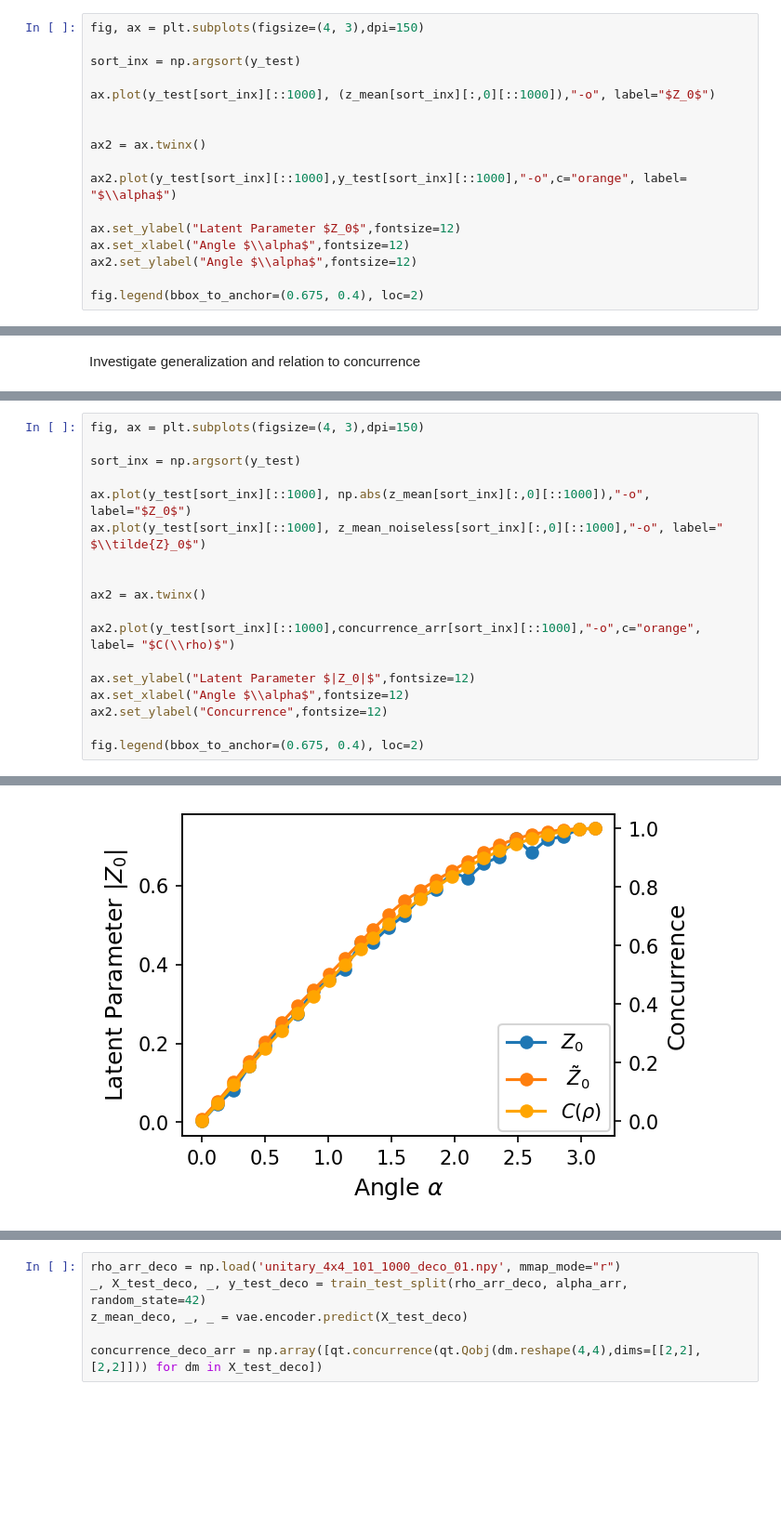
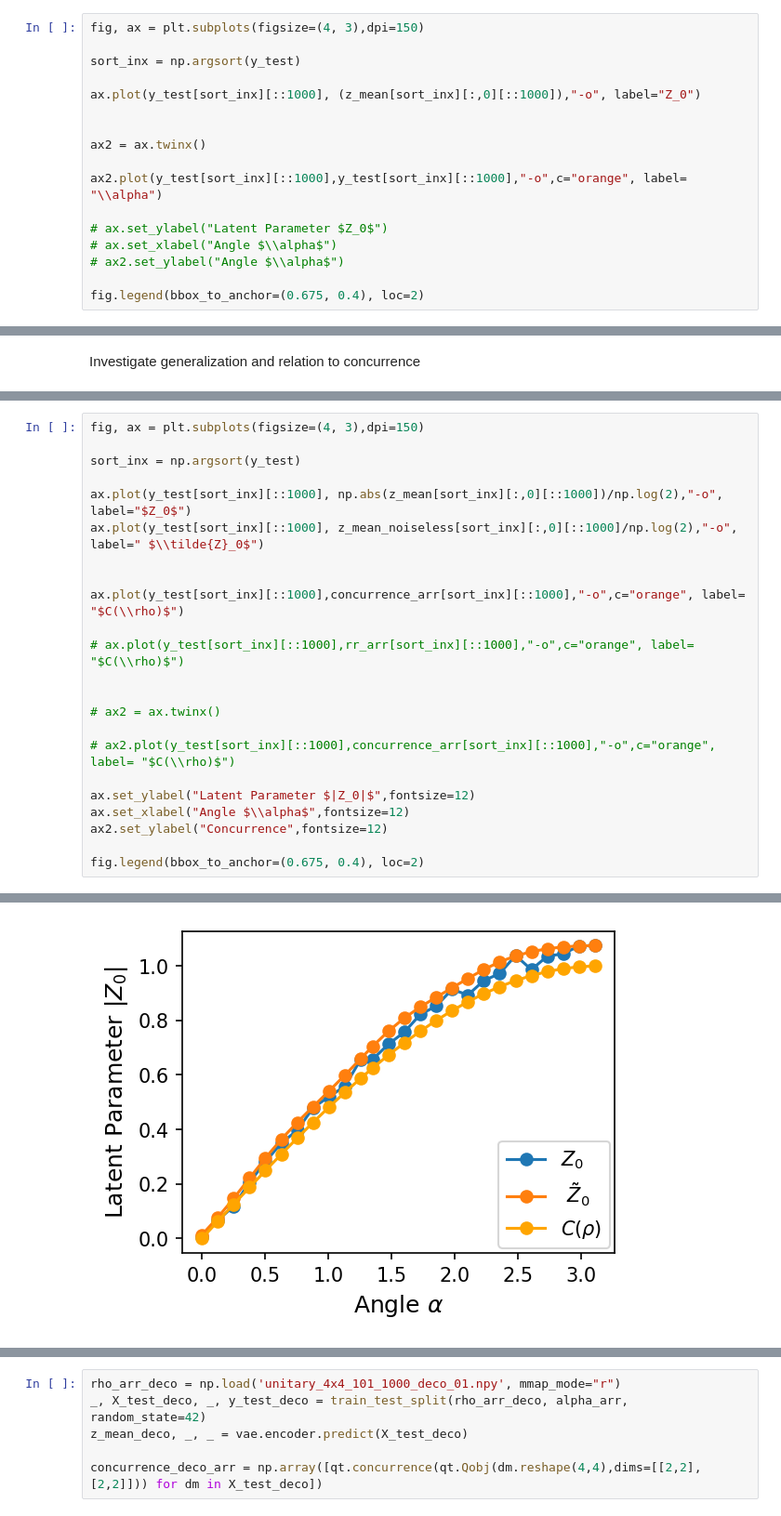
Before and after one commit to FelixFrohnertDB/Quantum-State-VAE, a Jupyter notebook: Analysis.ipynb, the cells around one changed output, grey strips where cells are left out. Shown at 93% size. Drawn from its saved outputs; the diff is of its cells as text; blank space fills up the shorter version.

```diff
--- a/Analysis.ipynb
+++ b/Analysis.ipynb
@@ -74,16 +100,16 @@ fig, ax = plt.subplots(figsize=(4, 3),dpi=150)
 
 sort_inx = np.argsort(y_test)
 
-ax.plot(y_test[sort_inx][::1000], (z_mean[sort_inx][:,0][::1000]),"-o", label="$Z_0$")
+ax.plot(y_test[sort_inx][::1000], (z_mean[sort_inx][:,0][::1000]),"-o", label="Z_0")
 
 
 ax2 = ax.twinx()
 
-ax2.plot(y_test[sort_inx][::1000],y_test[sort_inx][::1000],"-o",c="orange", label= "$\\alpha$")
+ax2.plot(y_test[sort_inx][::1000],y_test[sort_inx][::1000],"-o",c="orange", label= "\\alpha")
 
-ax.set_ylabel("Latent Parameter $Z_0$",fontsize=12)
-ax.set_xlabel("Angle $\\alpha$",fontsize=12)
-ax2.set_ylabel("Angle $\\alpha$",fontsize=12)
+# ax.set_ylabel("Latent Parameter $Z_0$")
+# ax.set_xlabel("Angle $\\alpha$")
+# ax2.set_ylabel("Angle $\\alpha$")
 
 fig.legend(bbox_to_anchor=(0.675, 0.4), loc=2)
 # %% [output]
@@ -211,21 +249,26 @@ z_mean_noiseless, _, _ = vae.encoder.predict(X_test_noiseless)
 # %%
 fig, ax = plt.subplots(figsize=(4, 3),dpi=150)
 
 sort_inx = np.argsort(y_test)
 
-ax.plot(y_test[sort_inx][::1000], np.abs(z_mean[sort_inx][:,0][::1000]),"-o", label="$Z_0$")
-ax.plot(y_test[sort_inx][::1000], z_mean_noiseless[sort_inx][:,0][::1000],"-o", label=" $\\tilde{Z}_0$")
+ax.plot(y_test[sort_inx][::1000], np.abs(z_mean[sort_inx][:,0][::1000])/np.log(2),"-o", label="$Z_0$")
+ax.plot(y_test[sort_inx][::1000], z_mean_noiseless[sort_inx][:,0][::1000]/np.log(2),"-o", label=" $\\tilde{Z}_0$")
 
 
-ax2 = ax.twinx()
+ax.plot(y_test[sort_inx][::1000],concurrence_arr[sort_inx][::1000],"-o",c="orange", label= "$C(\\rho)$")
 
-ax2.plot(y_test[sort_inx][::1000],concurrence_arr[sort_inx][::1000],"-o",c="orange", label= "$C(\\rho)$")
+# ax.plot(y_test[sort_inx][::1000],rr_arr[sort_inx][::1000],"-o",c="orange", label= "$C(\\rho)$")
+
+
+# ax2 = ax.twinx()
+
+# ax2.plot(y_test[sort_inx][::1000],concurrence_arr[sort_inx][::1000],"-o",c="orange", label= "$C(\\rho)$")
 
 ax.set_ylabel("Latent Parameter $|Z_0|$",fontsize=12)
 ax.set_xlabel("Angle $\\alpha$",fontsize=12)
 ax2.set_ylabel("Concurrence",fontsize=12)
 
 fig.legend(bbox_to_anchor=(0.675, 0.4), loc=2)
 # %% [output]
 <matplotlib.legend.Legend at 0x...>
-[figure, old version]
+[figure, new version]
```
Also changed, not shown: parts of 19 cells of this notebook, 1 other file.
